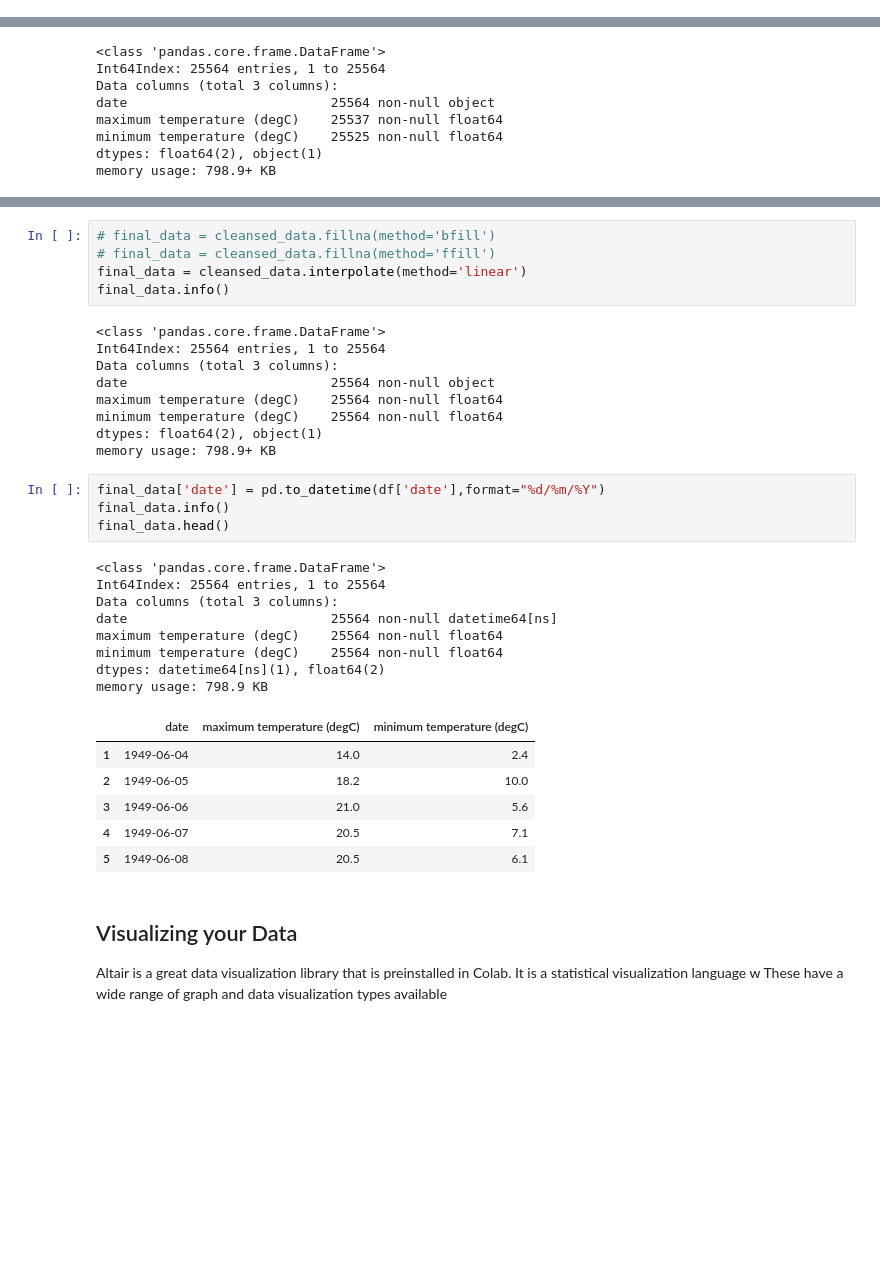
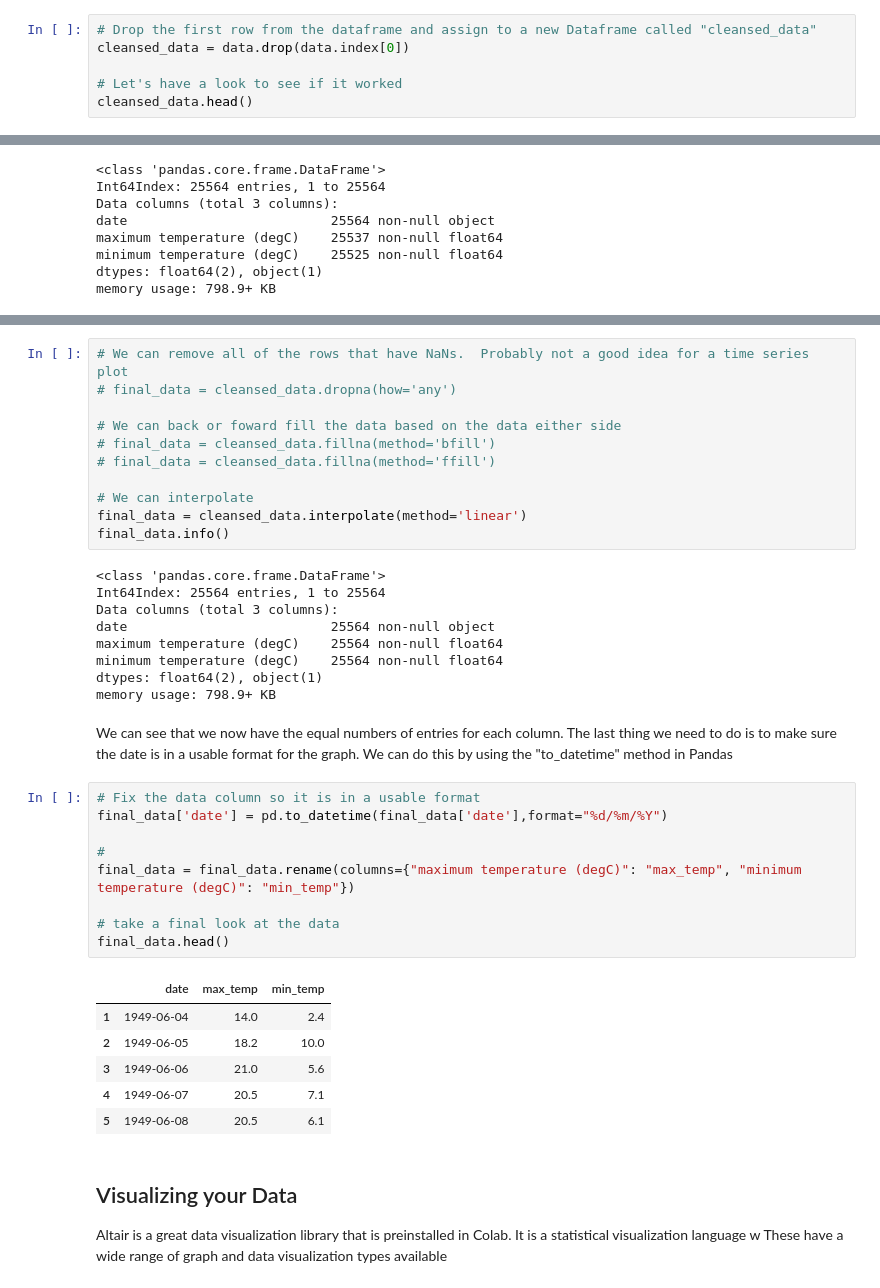
Before and after one commit to Doongka/GHDColabExamples, a Jupyter notebook: Visualising_Data.ipynb, the cells around one changed output, grey strips where cells are left out. Saved outputs shown, nothing was run; the diff lists cells and outputs as text; blank space fills up the shorter version.

```diff
--- a/Visualising_Data.ipynb
+++ b/Visualising_Data.ipynb
@@ -88,0 +82,6 @@ cleansed_data.head()
+# %%
+# Drop the first row from the dataframe and assign to a new Dataframe called "cleansed_data"
+cleansed_data = data.drop(data.index[0])
+
+# Let's have a look to see if it worked
+cleansed_data.head()
@@ -132,6 +166,12 @@ cleansed_data.loc[missing_data,:]
 # %%
+# We can remove all of the rows that have NaNs.  Probably not a good idea for a time series plot
+# final_data = cleansed_data.dropna(how='any')
+
+# We can back or foward fill the data based on the data either side
 # final_data = cleansed_data.fillna(method='bfill')
 # final_data = cleansed_data.fillna(method='ffill')
+
+# We can interpolate
 final_data = cleansed_data.interpolate(method='linear')
 final_data.info()
 # %% [output]
@@ -143,25 +183,24 @@ maximum temperature (degC)    25564 non-null float64
 minimum temperature (degC)    25564 non-null float64
 dtypes: float64(2), object(1)
 memory usage: 798.9+ KB
-# %%
-final_data['date'] = pd.to_datetime(df['date'],format="%d/%m/%Y")
-final_data.info()
-final_data.head()
-# %% [output]
-<class 'pandas.core.frame.DataFrame'>
-Int64Index: 25564 entries, 1 to 25564
-Data columns (total 3 columns):
-date                          25564 non-null datetime64[ns]
-maximum temperature (degC)    25564 non-null float64
-minimum temperature (degC)    25564 non-null float64
-dtypes: datetime64[ns](1), float64(2)
-memory usage: 798.9 KB
-|  | date | maximum temperature (degC) | minimum temperature (degC) |
-| 1 | 1949-06-04 | 14.0 | 2.4 |
-| 2 | 1949-06-05 | 18.2 | 10.0 |
-| 3 | 1949-06-06 | 21.0 | 5.6 |
-| 4 | 1949-06-07 | 20.5 | 7.1 |
-| 5 | 1949-06-08 | 20.5 | 6.1 |
+# %% [markdown]
+We can see that we now have the equal numbers of entries for each column.  The last thing we need to do is to make sure the date is in a usable format for the graph.  We can do this by using the "to_datetime" method in Pandas
+# %%
+# Fix the data column so it is in a usable format
+final_data['date'] = pd.to_datetime(final_data['date'],format="%d/%m/%Y")
+
+#
+final_data = final_data.rename(columns={"maximum temperature (degC)": "max_temp", "minimum temperature (degC)": "min_temp"})
+
+# take a final look at the data
+final_data.head()
+# %% [output]
+|  | date | max_temp | min_temp |
+| 1 | 1949-06-04 | 14.0 | 2.4 |
+| 2 | 1949-06-05 | 18.2 | 10.0 |
+| 3 | 1949-06-06 | 21.0 | 5.6 |
+| 4 | 1949-06-07 | 20.5 | 7.1 |
+| 5 | 1949-06-08 | 20.5 | 6.1 |
 # %% [markdown]
 ## Visualizing your Data
 
```
Also changed, not shown: parts of 20 cells of this notebook.
